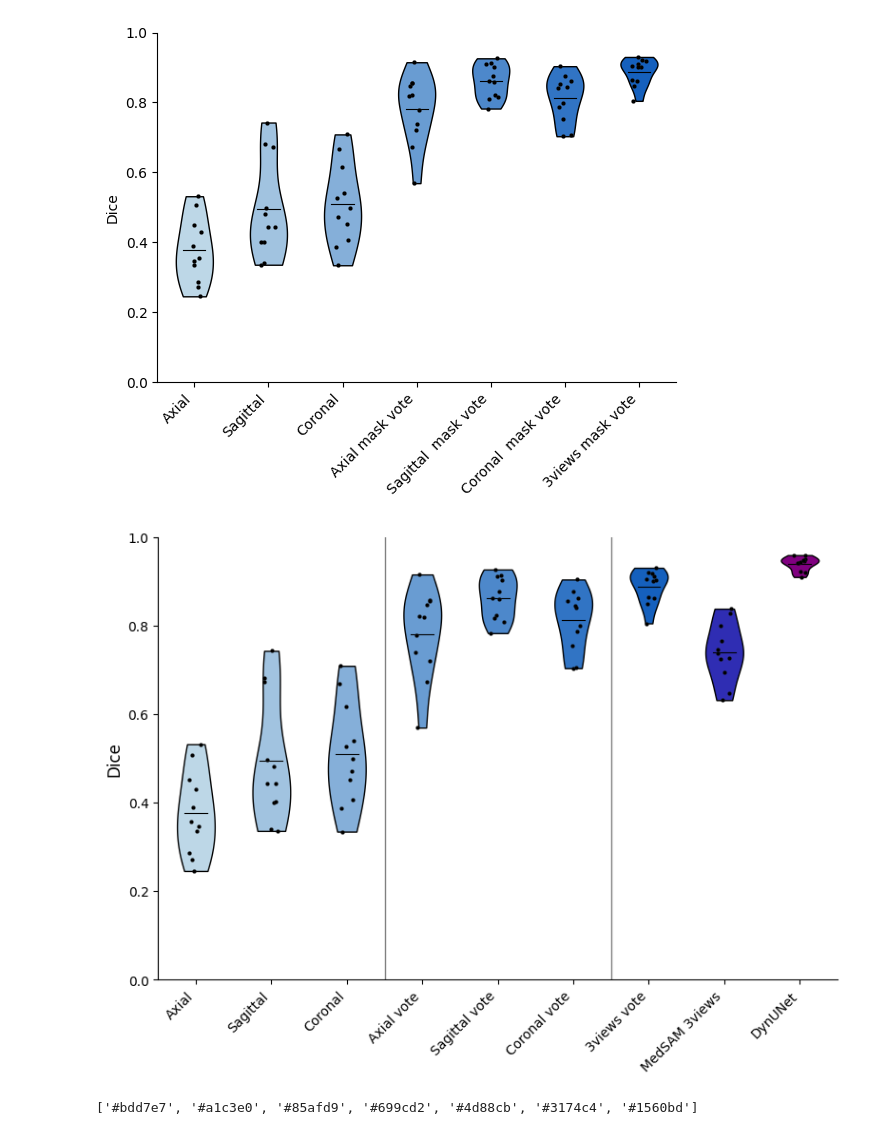
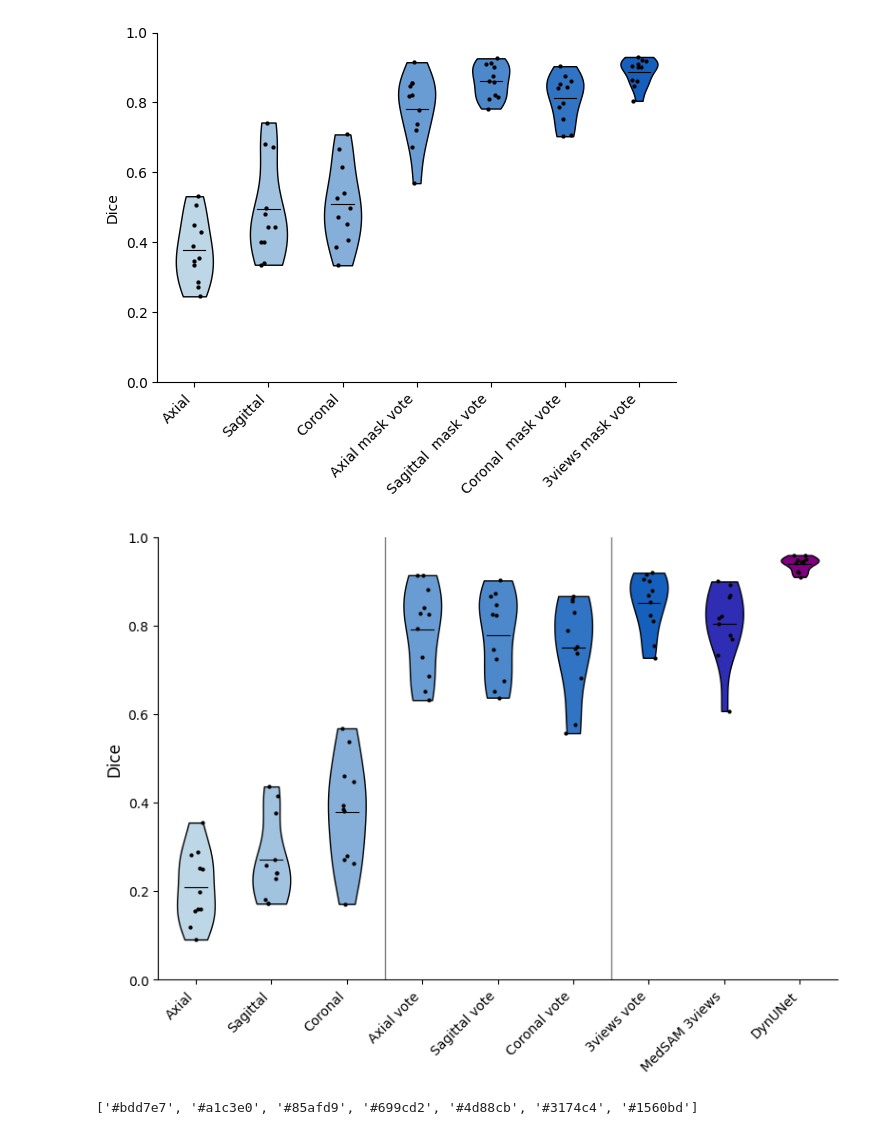
Before and after one commit to yexincheng/ALMRI, a Jupyter notebook: paper_plot.ipynb, the cells around one changed output. Saved outputs shown, nothing was run; the diff lists cells and outputs as text; code cells hidden in the pictures.

```diff
--- a/paper_plot.ipynb
+++ b/paper_plot.ipynb
@@ -147,0 +144,11 @@ if pred_vote:
+# %%
+from utils import show_box
+fig,ax = plt.subplots(1,2)
+i = 66
+ax[0].imshow(original_imgarray[i])
+show_mask(vote_mask_preds[i], ax[0])
+# ax[0].imshow(vote_mask_preds[i],alpha=0.5)
+# show_box(bboxes_axial[i], ax[0])
+ax[1].imshow(original_imgarray[i])
+show_mask(original_gtarray[i], ax[1])
+# ax[1].imshow(original_gtarray[i],alpha=0.5)
@@ -359,7 +383,6 @@ bbox_regression_sam_axial_dice = []
 bbox_regression_sam_coronal_dice = []
 bbox_regression_sam_sagittal_dice = []
 bbox_regression_sam_3views_dice = []
-bbox_regression_medsam_3views_dice = []
 dynunet_dice = []
 novote_sam_axial_dice = []
 novote_sam_coronal_dice = []
@@ -370,32 +393,31 @@ for seed in range(2020,2025):
     seed_bbox_regression_sam_coronal_dice = []
     seed_bbox_regression_sam_sagittal_dice = []
     seed_bbox_regression_sam_3views_dice = []
-    seed_bbox_regression_medsam_3views_dice = []
     seed_dynunet_dice = []
     seed_novote_sam_axial_dice = []
     seed_novote_sam_coronal_dice = []
     seed_novote_sam_sagittal_dice = []
 
     for i in range(1,41):
-        seed_bbox_regression_sam_axial_dice.append(np.load(f'./results/dice/bbox_regression_sam/test_vote_upsampled_axial_emb_bseed2023_sample{i}_sseed{seed}.npy'))
-        seed_bbox_regression_sam_coronal_dice.append(np.load(f'./results/dice/bbox_regression_sam/test_vote_upsampled_coronal_emb_bseed2023_sample{i}_sseed{seed}.npy'))
-        seed_bbox_regression_sam_sagittal_dice.append(np.load(f'./results/dice/bbox_regression_sam/test_vote_upsampled_sagittal_emb_bseed2023_sample{i}_sseed{seed}.npy'))
-        seed_bbox_regression_sam_3views_dice.append(np.load(f'./results/dice/bbox_regression_sam/test_vote_upsampled_3views_emb_bseed2023_sample{i}_sseed{seed}.npy'))
-        seed_bbox_regression_medsam_3views_dice.append(np.load(f'./results/dice/bbox_regression_medsam/test_vote_upsampled_3views_emb_bseed2023_sample{i}_sseed{seed}.npy'))
+        seed_bbox_regression_sam_axial_dice.append(np.load(f'./results/dice/bbox_regression_sam_all/test_vote_upsampled_axial_emb_bseed2023_sample{i}_sseed{seed}.npy'))
+        seed_bbox_regression_sam_coronal_dice.append(np.load(f'./results/dice/bbox_regression_sam_all/test_vote_upsampled_coronal_emb_bseed2023_sample{i}_sseed{seed}.npy'))
+        seed_bbox_regression_sam_sagittal_dice.append(np.load(f'./results/dice/bbox_regression_sam_all/test_vote_upsampled_sagittal_emb_bseed2023_sample{i}_sseed{seed}.npy'))
+        seed_bbox_regression_sam_3views_dice.append(np.load(f'./results/dice/bbox_regression_sam_all/test_vote_upsampled_3views_emb_bseed2023_sample{i}_sseed{seed}.npy'))
         seed_dynunet_dice.append(np.load(f'./results/dice/epochs100/random_MRI_LeftKidney_DynUNet_epochs100_seed{seed}_test_{i}samples_dice.npy'))
-        seed_novote_sam_axial_dice.append(np.load(f'./results/dice/bbox_regression_sam_novote/test_vote_upsampled_axial_emb_bseed2023_sample{i}_sseed{seed}.npy'))
-        seed_novote_sam_coronal_dice.append(np.load(f'./results/dice/bbox_regression_sam_novote/test_vote_upsampled_coronal_emb_bseed2023_sample{i}_sseed{seed}.npy'))
-        seed_novote_sam_sagittal_dice.append(np.load(f'./results/dice/bbox_regression_sam_novote/test_vote_upsampled_sagittal_emb_bseed2023_sample{i}_sseed{seed}.npy'))
+        seed_novote_sam_axial_dice.append(np.load(f'./results/dice/bbox_regression_sam_all_novote/test_vote_upsampled_axial_emb_bseed2023_sample{i}_sseed{seed}.npy'))
+        seed_novote_sam_coronal_dice.append(np.load(f'./results/dice/bbox_regression_sam_all_novote/test_vote_upsampled_coronal_emb_bseed2023_sample{i}_sseed{seed}.npy'))
+        seed_novote_sam_sagittal_dice.append(np.load(f'./results/dice/bbox_regression_sam_all_novote/test_vote_upsampled_sagittal_emb_bseed2023_sample{i}_sseed{seed}.npy'))
 
     bbox_regression_sam_axial_dice.append(seed_bbox_regression_sam_axial_dice)
     bbox_regression_sam_coronal_dice.append(seed_bbox_regression_sam_coronal_dice)
     bbox_regression_sam_sagittal_dice.append(seed_bbox_regression_sam_sagittal_dice)
     bbox_regression_sam_3views_dice.append(seed_bbox_regression_sam_3views_dice)
-    bbox_regression_medsam_3views_dice.append(seed_bbox_regression_medsam_3views_dice)
     dynunet_dice.append(seed_dynunet_dice)
     novote_sam_axial_dice.append(seed_novote_sam_axial_dice)
     novote_sam_coronal_dice.append(seed_novote_sam_coronal_dice)
     novote_sam_sagittal_dice.append(seed_novote_sam_sagittal_dice)
+
+bbox_regression_medsam_3views_dice = np.load(f'./results/dice/bbox_regression_nature_medsam_norm_all/test_vote_upsampled_3views_emb_bseed2023_sample40_sseed2024.npy')
 
 bbox_regression_sam_axial_dice = np.array(bbox_regression_sam_axial_dice)
 bbox_regression_sam_coronal_dice = np.array(bbox_regression_sam_coronal_dice)
@@ -412,7 +434,7 @@ bbox_regression_sam_axial_dice_mean = np.mean(bbox_regression_sam_axial_dice, ax
 bbox_regression_sam_coronal_dice_mean = np.mean(bbox_regression_sam_coronal_dice, axis=0)
 bbox_regression_sam_sagittal_dice_mean = np.mean(bbox_regression_sam_sagittal_dice, axis=0)
 bbox_regression_sam_3views_dice_mean = np.mean(bbox_regression_sam_3views_dice, axis=0)
-bbox_regression_medsam_3views_dice_mean = np.mean(bbox_regression_medsam_3views_dice, axis=0)
+bbox_regression_medsam_3views_dice_mean = np.mean(bbox_regression_medsam_3views_dice)
 dynunet_dice_mean = np.mean(dynunet_dice, axis=0)
 novote_sam_axial_dice_mean = np.mean(novote_sam_axial_dice, axis=0)
 novote_sam_coronal_dice_mean = np.mean(novote_sam_coronal_dice, axis=0)
@@ -594,34 +614,34 @@ plt.savefig(os.path.join('figures/miccai2024', 'vote_vs_novote_seed2024_40sample
 # %%
 # majority vote comparision
 x_labels = ['Axial', 'Sagittal', 'Coronal', 'Axial vote', 'Sagittal vote', 'Coronal vote', '3views vote', 'MedSAM 3views', 'DynUNet']
 seed_index = 4
 num = 39
-data = [ novote_sam_axial_dice[seed_index][num], novote_sam_sagittal_dice[seed_index][num], novote_sam_coronal_dice[seed_index][num], bbox_regression_sam_axial_dice[seed_index][num], bbox_regression_sam_sagittal_dice[seed_index][num], bbox_regression_sam_coronal_dice[seed_index][num], bbox_regression_sam_3views_dice[seed_index][num], bbox_regression_medsam_3views_dice[seed_index][num], dynunet_dice[seed_index][num]]
+data = [ novote_sam_axial_dice[seed_index][num], novote_sam_sagittal_dice[seed_index][num], novote_sam_coronal_dice[seed_index][num], bbox_regression_sam_axial_dice[seed_index][num], bbox_regression_sam_sagittal_dice[seed_index][num], bbox_regression_sam_coronal_dice[seed_index][num], bbox_regression_sam_3views_dice[seed_index][num], bbox_regression_medsam_3views_dice, dynunet_dice[seed_index][num]]
 
 c2 = '#1560bd'
 c1 = '#bdd7e7'
 colors = get_color_gradient(c1, c2, 7)
 colors.append('#2f2db3')
 colors.append('#800080')
 fig, ax = plt.subplots(1,1,figsize=(8,6))
 plots = violinplot_with_mean_line(range(len(x_labels)), data, ax, colors, 1)
 
 
 sns.stripplot(data, jitter=True, ax=ax, zorder=1, size=3, linewidth=0.1, color='black',edgecolor='gray')
 ax.axvline(2.5, color='grey', lw=1)
 ax.axvline(5.5, color='grey', lw=1)
 
 ax.set_ylabel('Dice', fontsize=12)
 ax.set_ylim(0, 1)
 ax.set_xticks(np.arange(len(x_labels)), labels=x_labels)
 # ax.set_xlim(0.25, len(x_labels) + 0.75)
 ax.spines['top'].set_visible(False)
 ax.spines['right'].set_visible(False)
 plt.xticks(rotation = 45, fontsize=10,ha='right')
 plt.tight_layout()
-plt.savefig(os.path.join('figures/miccai2024', 'all_3views_vs_dynunet_seed2024_40samples.pdf'))
+plt.savefig(os.path.join('figures/miccai2024', 'all_3views_vs_medsamnorm_dynunet_seed2024_40samples.pdf'))
 # %% [output]
-[figure, old version]
+[figure, new version]
 # %%
 colors
 # %% [output]
```
Also changed, not shown: parts of 20 cells of this notebook.
